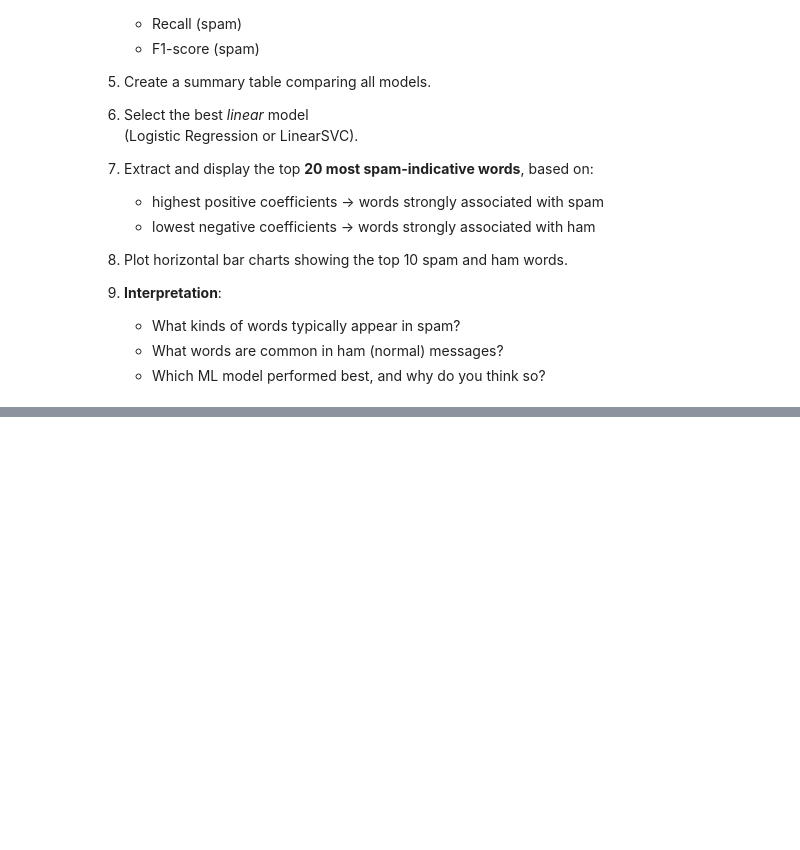
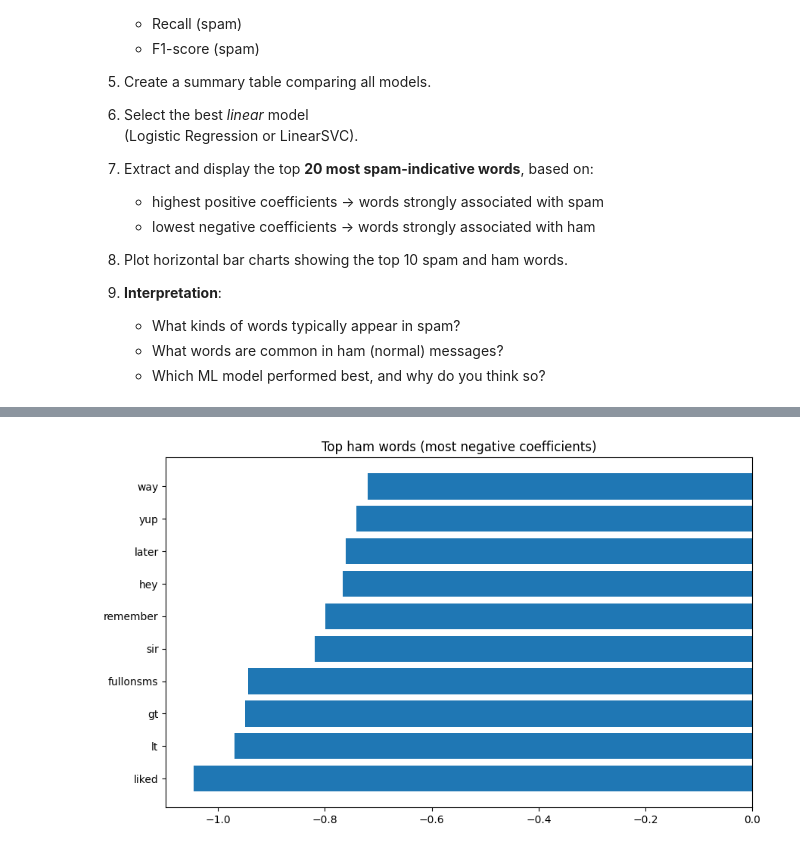
Before and after one commit to FilipPasternak/MachineLearningLaby, a Jupyter notebook: NB.ipynb, the cells around one changed output, grey strips where cells are left out. Cells and saved outputs as stored; diff of their text form; code cells hidden in the pictures; blank space fills up the shorter version.

```diff
--- a/NB.ipynb
+++ b/NB.ipynb
@@ -362,3 +456,96 @@ In this task, you will:
    - What kinds of words typically appear in spam?
    - What words are common in ham (normal) messages?
    - Which ML model performed best, and why do you think so?
+# %%
+
+import pandas as pd
+import numpy as np
+from sklearn.feature_extraction.text import TfidfVectorizer
+from sklearn.naive_bayes import MultinomialNB
+from sklearn.linear_model import LogisticRegression
+from sklearn.svm import LinearSVC
+from sklearn.ensemble import RandomForestClassifier
+from sklearn.metrics import accuracy_score, precision_score, recall_score, f1_score
+from sklearn.model_selection import train_test_split
+import matplotlib.pyplot as plt
+
+text_variant = df['text_clean_lemma']
+labels = df['label_num']
+
+X_train, X_test, y_train, y_test = train_test_split(
+    text_variant, labels, test_size=0.2, random_state=42, stratify=labels
+)
+
+vectorizer = TfidfVectorizer(max_features=3000)
+X_train_vec = vectorizer.fit_transform(X_train)
+X_test_vec = vectorizer.transform(X_test)
+
+models = {
+    'MultinomialNB': MultinomialNB(),
+    'LogisticRegression': LogisticRegression(max_iter=1000),
+    'LinearSVC': LinearSVC(),
+    'RandomForest': RandomForestClassifier(n_estimators=200, random_state=42)
+}
+
+model_results = []
+
+for name, model in models.items():
+    model.fit(X_train_vec, y_train)
+    preds = model.predict(X_test_vec)
+    acc = accuracy_score(y_test, preds)
+    prec = precision_score(y_test, preds)
+    rec = recall_score(y_test, preds)
+    f1 = f1_score(y_test, preds)
+    model_results.append({
+        'model': name,
+        'accuracy': acc,
+        'precision_spam': prec,
+        'recall_spam': rec,
+        'f1_spam': f1
+    })
+
+results_table = pd.DataFrame(model_results)
+print(results_table)
+
+best_linear = None
+for name in ['LogisticRegression', 'LinearSVC']:
+    entry = results_table[results_table['model'] == name]
+    if best_linear is None:
+        best_linear = (name, entry['f1_spam'].values[0])
+    else:
+        if entry['f1_spam'].values[0] > best_linear[1]:
+            best_linear = (name, entry['f1_spam'].values[0])
+
+best_model_name = best_linear[0]
+best_model = models[best_model_name]
+
+feature_names = vectorizer.get_feature_names_out()
+if hasattr(best_model, 'coef_'):
+    coefs = best_model.coef_[0]
+else:
+    coefs = np.array([])
+
+spam_idx = np.argsort(coefs)[-20:][::-1]
+ham_idx = np.argsort(coefs)[:20]
+
+spam_words = [(feature_names[i], coefs[i]) for i in spam_idx]
+ham_words = [(feature_names[i], coefs[i]) for i in ham_idx]
+
+print('Top spam words:')
+print(spam_words)
+print('Top ham words:')
+print(ham_words)
+
+spam_top10 = spam_words[:10][::-1]
+ham_top10 = ham_words[:10]
+
+plt.figure(figsize=(10, 6))
+plt.barh([w for w, _ in ham_top10], [c for _, c in ham_top10])
+plt.title('Top ham words (most negative coefficients)')
+plt.show()
+
+plt.figure(figsize=(10, 6))
+plt.barh([w for w, _ in spam_top10], [c for _, c in spam_top10])
+plt.title('Top spam words (most positive coefficients)')
+plt.show()
+# %% [output]
@@ -364,0 +561 @@ In this task, you will:
+[figure, added]
```
Also changed, not shown: parts of 5 cells of this notebook, 4 other files.
